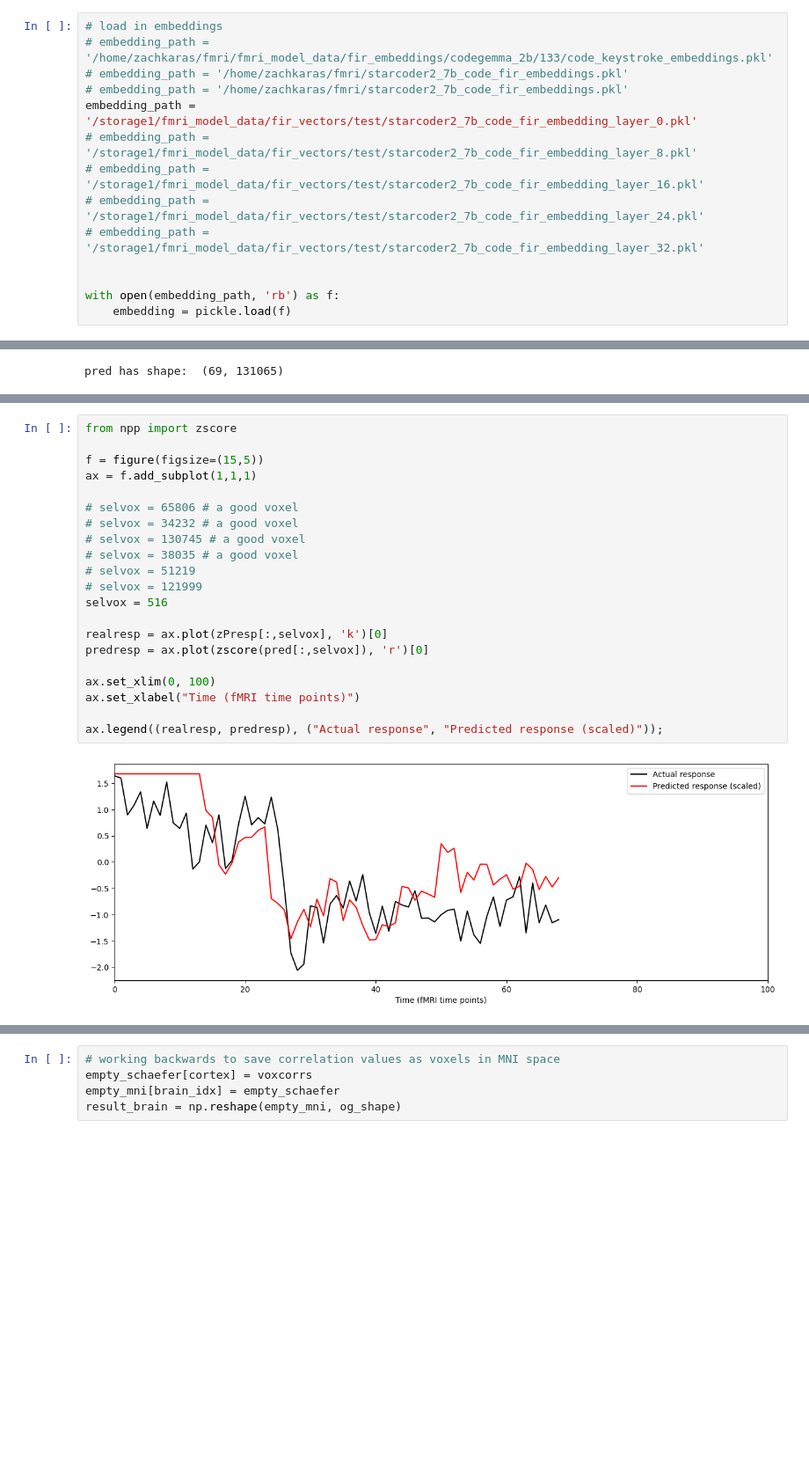
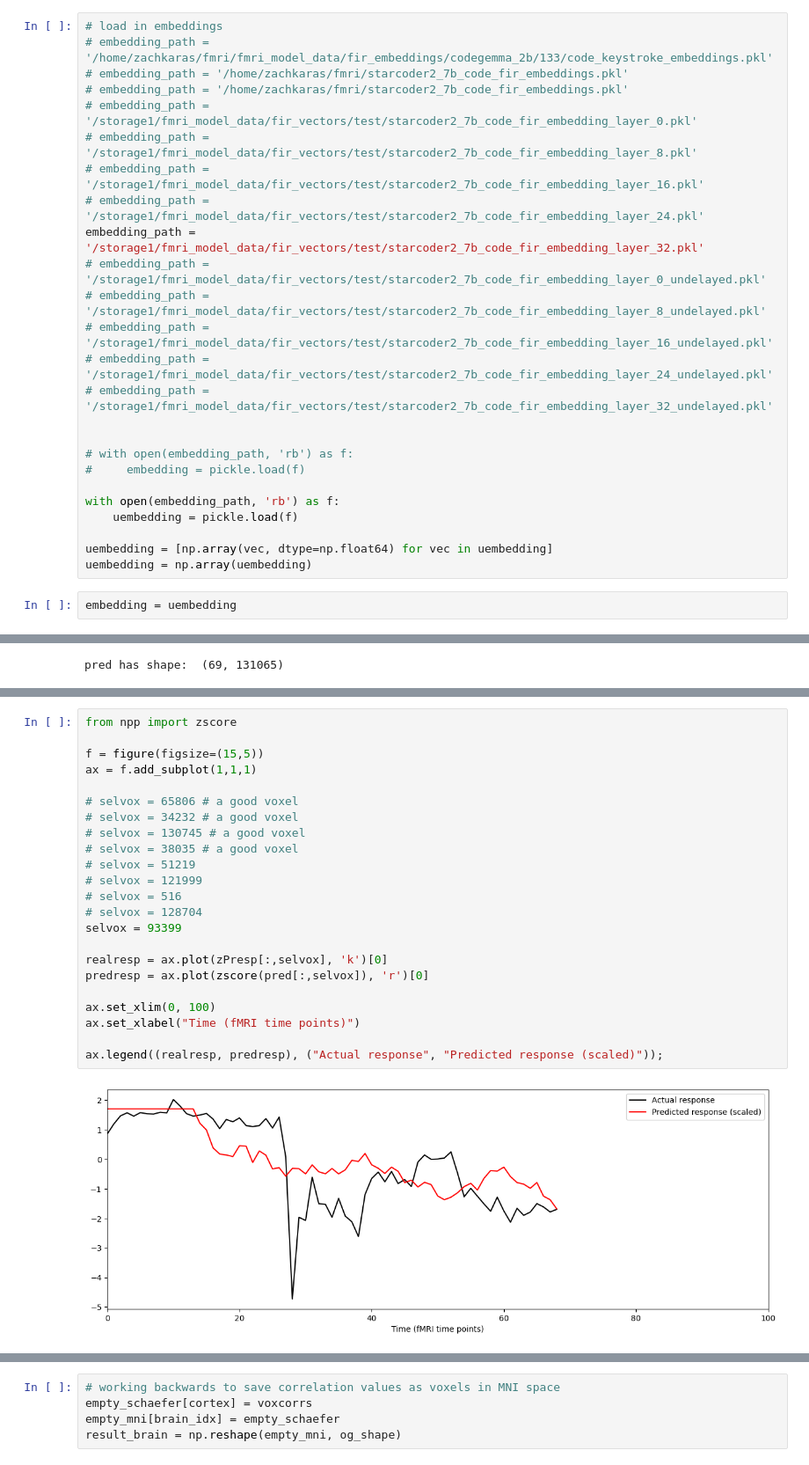
Before and after one commit to largehappygroup/fmri_model, a Jupyter notebook: analysis/fir/fir_test.ipynb, the cells around one changed output, grey strips where cells are left out. Shown at 88% size. Drawn from its saved outputs; the diff is of its cells as text; blank space fills up the shorter version.

Commit message:
testing out effects of adding delays into FIR and using fully cleaned/midprocessed data

```diff
--- a/analysis/fir/fir_test.ipynb
+++ b/analysis/fir/fir_test.ipynb
@@ -69,15 +69,28 @@ with open("midprocess/133/code_formatted_keystrokes.pkl", 'rb') as f:
 # embedding_path = '/home/zachkaras/fmri/fmri_model_data/fir_embeddings/codegemma_2b/133/code_keystroke_embeddings.pkl'
 # embedding_path = '/home/zachkaras/fmri/starcoder2_7b_code_fir_embeddings.pkl'
 # embedding_path = '/home/zachkaras/fmri/starcoder2_7b_code_fir_embeddings.pkl'
-embedding_path = '/storage1/fmri_model_data/fir_vectors/test/starcoder2_7b_code_fir_embedding_layer_0.pkl'
+# embedding_path = '/storage1/fmri_model_data/fir_vectors/test/starcoder2_7b_code_fir_embedding_layer_0.pkl'
 # embedding_path = '/storage1/fmri_model_data/fir_vectors/test/starcoder2_7b_code_fir_embedding_layer_8.pkl'
 # embedding_path = '/storage1/fmri_model_data/fir_vectors/test/starcoder2_7b_code_fir_embedding_layer_16.pkl'
 # embedding_path = '/storage1/fmri_model_data/fir_vectors/test/starcoder2_7b_code_fir_embedding_layer_24.pkl'
-# embedding_path = '/storage1/fmri_model_data/fir_vectors/test/starcoder2_7b_code_fir_embedding_layer_32.pkl'
+embedding_path = '/storage1/fmri_model_data/fir_vectors/test/starcoder2_7b_code_fir_embedding_layer_32.pkl'
+# embedding_path = '/storage1/fmri_model_data/fir_vectors/test/starcoder2_7b_code_fir_embedding_layer_0_undelayed.pkl'
+# embedding_path = '/storage1/fmri_model_data/fir_vectors/test/starcoder2_7b_code_fir_embedding_layer_8_undelayed.pkl'
+# embedding_path = '/storage1/fmri_model_data/fir_vectors/test/starcoder2_7b_code_fir_embedding_layer_16_undelayed.pkl'
+# embedding_path = '/storage1/fmri_model_data/fir_vectors/test/starcoder2_7b_code_fir_embedding_layer_24_undelayed.pkl'
+# embedding_path = '/storage1/fmri_model_data/fir_vectors/test/starcoder2_7b_code_fir_embedding_layer_32_undelayed.pkl'
 
 
+# with open(embedding_path, 'rb') as f:
+#     embedding = pickle.load(f)
+
 with open(embedding_path, 'rb') as f:
-    embedding = pickle.load(f)
+    uembedding = pickle.load(f)
+
+uembedding = [np.array(vec, dtype=np.float64) for vec in uembedding]
+uembedding = np.array(uembedding)
+# %%
+embedding = uembedding
 # %%
 split_point = math.floor((scan_2d_schaefer_filtered.shape)[0]*0.9)
 zRresp = scan_2d_schaefer_filtered[:split_point,:]
@@ -138,26 +167,28 @@ ax.legend((realresp, predresp), ("Actual response", "Predicted response"));
 # %%
 from npp import zscore
 
 f = figure(figsize=(15,5))
 ax = f.add_subplot(1,1,1)
 
 # selvox = 65806 # a good voxel
 # selvox = 34232 # a good voxel
 # selvox = 130745 # a good voxel
 # selvox = 38035 # a good voxel
 # selvox = 51219
 # selvox = 121999
-selvox = 516
+# selvox = 516
+# selvox = 128704
+selvox = 93399
 
 realresp = ax.plot(zPresp[:,selvox], 'k')[0]
 predresp = ax.plot(zscore(pred[:,selvox]), 'r')[0]
 
 ax.set_xlim(0, 100)
 ax.set_xlabel("Time (fMRI time points)")
 
 ax.legend((realresp, predresp), ("Actual response", "Predicted response (scaled)"));
 # %% [output]
-[figure, old version]
+[figure, new version]
 # %%
 voxcorrs = np.zeros((zPresp.shape[1],)) # create zero-filled array to hold correlations
 for vi in range(zPresp.shape[1]):
```
Also changed, not shown: parts of 7 cells of this notebook, 22 other files.
